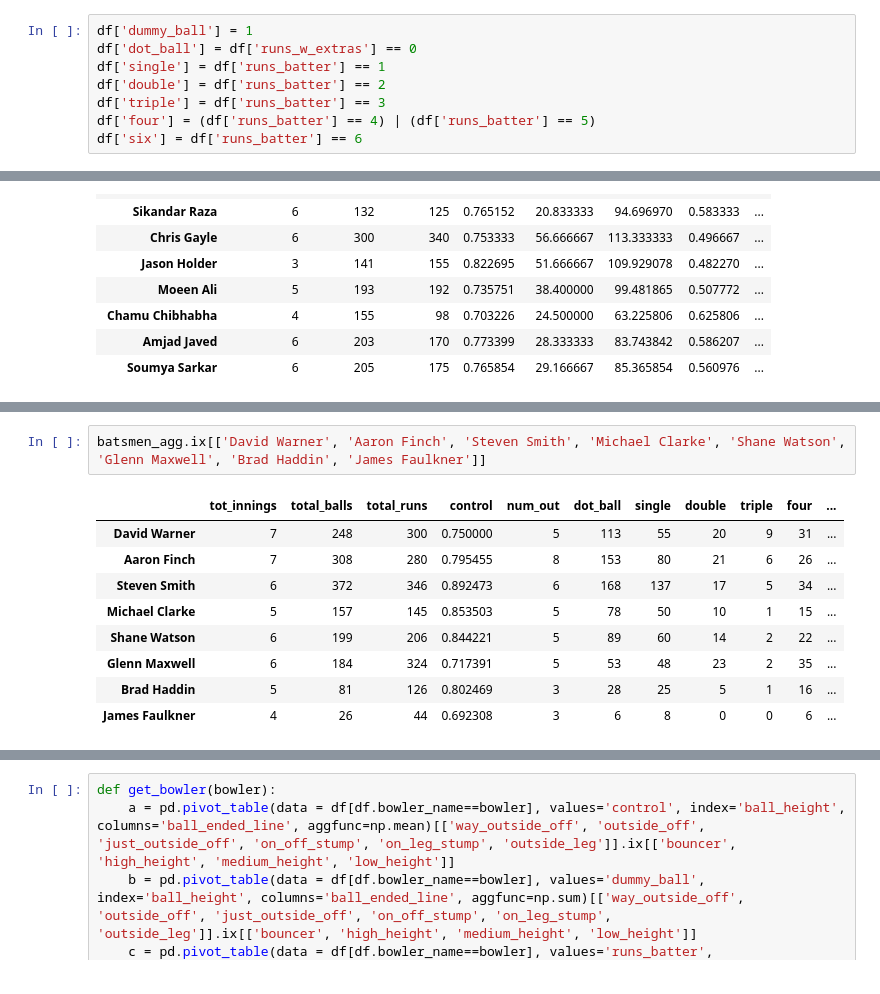
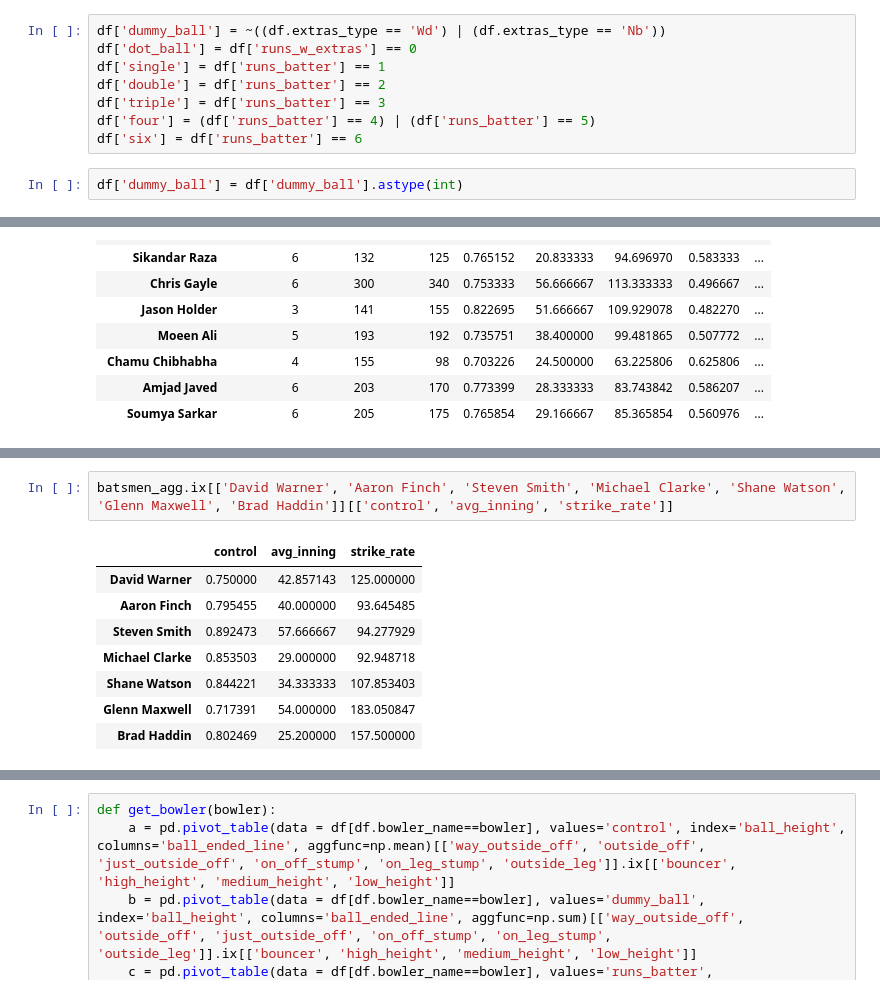
Before and after one commit to rishsriv/cricket-wc2015, a Jupyter notebook: wc_analysis.ipynb, the cells around one changed output, grey strips where cells are left out. Drawn from its saved outputs; the diff is of its cells as text.

```diff
--- a/wc_analysis.ipynb
+++ b/wc_analysis.ipynb
@@ -112,13 +112,15 @@ def left_hander_standardization(row):
 # %%
 df['ended_x'], df['landing_x'] = zip(*df.apply(left_hander_standardization, axis=1))
 # %%
-df['dummy_ball'] = 1
+df['dummy_ball'] = ~((df.extras_type == 'Wd') | (df.extras_type == 'Nb'))
 df['dot_ball'] = df['runs_w_extras'] == 0
 df['single'] = df['runs_batter'] == 1
 df['double'] = df['runs_batter'] == 2
 df['triple'] = df['runs_batter'] == 3
 df['four'] = (df['runs_batter'] == 4) | (df['runs_batter'] == 5)
 df['six'] = df['runs_batter'] == 6
+# %%
+df['dummy_ball'] = df['dummy_ball'].astype(int)
 # %%
 def get_height(i):
     if i <=0.5: return 'low_height'
@@ -545,12 +612,11 @@ batsmen_agg.ix[['Rohit Sharma', 'Shikhar Dhawan', 'Virat Kohli', 'Ajinkya Rahane
 # %%
-batsmen_agg.ix[['David Warner', 'Aaron Finch', 'Steven Smith', 'Michael Clarke', 'Shane Watson', 'Glenn Maxwell', 'Brad Haddin', 'James Faulkner']]
+batsmen_agg.ix[['David Warner', 'Aaron Finch', 'Steven Smith', 'Michael Clarke', 'Shane Watson', 'Glenn Maxwell', 'Brad Haddin']][['control', 'avg_inning', 'strike_rate']]
 # %% [output]
-|  | tot_innings | total_balls | total_runs | control | num_out | dot_ball | single | double | triple | four | ... |
-| David Warner | 7 | 248 | 300 | 0.750000 | 5 | 113 | 55 | 20 | 9 | 31 | ... |
-| Aaron Finch | 7 | 308 | 280 | 0.795455 | 8 | 153 | 80 | 21 | 6 | 26 | ... |
-| Steven Smith | 6 | 372 | 346 | 0.892473 | 6 | 168 | 137 | 17 | 5 | 34 | ... |
-| Michael Clarke | 5 | 157 | 145 | 0.853503 | 5 | 78 | 50 | 10 | 1 | 15 | ... |
-| Shane Watson | 6 | 199 | 206 | 0.844221 | 5 | 89 | 60 | 14 | 2 | 22 | ... |
-| Glenn Maxwell | 6 | 184 | 324 | 0.717391 | 5 | 53 | 48 | 23 | 2 | 35 | ... |
-| Brad Haddin | 5 | 81 | 126 | 0.802469 | 3 | 28 | 25 | 5 | 1 | 16 | ... |
-| James Faulkner | 4 | 26 | 44 | 0.692308 | 3 | 6 | 8 | 0 | 0 | 6 | ... |
+|  | control | avg_inning | strike_rate |
+| David Warner | 0.750000 | 42.857143 | 125.000000 |
+| Aaron Finch | 0.795455 | 40.000000 | 93.645485 |
+| Steven Smith | 0.892473 | 57.666667 | 94.277929 |
+| Michael Clarke | 0.853503 | 29.000000 | 92.948718 |
+| Shane Watson | 0.844221 | 34.333333 | 107.853403 |
+| Glenn Maxwell | 0.717391 | 54.000000 | 183.050847 |
+| Brad Haddin | 0.802469 | 25.200000 | 157.500000 |
```
Also changed, not shown: parts of 80 cells of this notebook, 6 other files.
